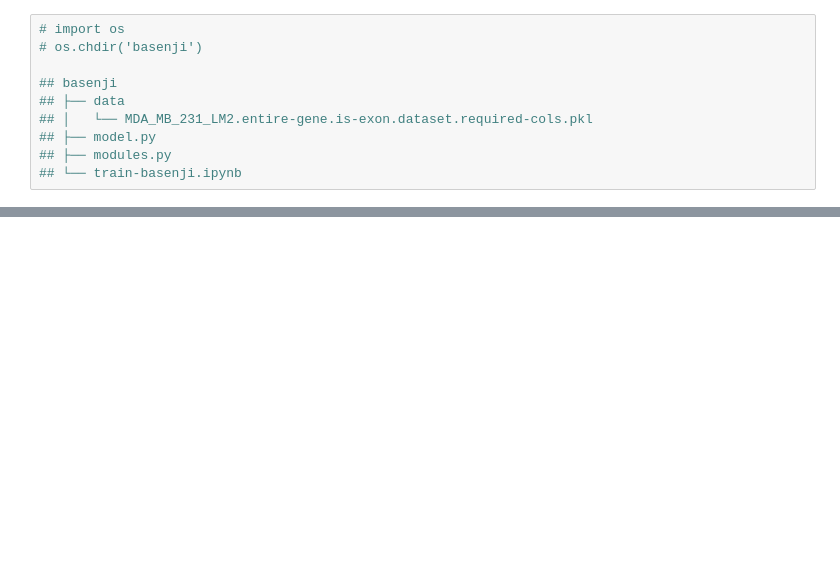
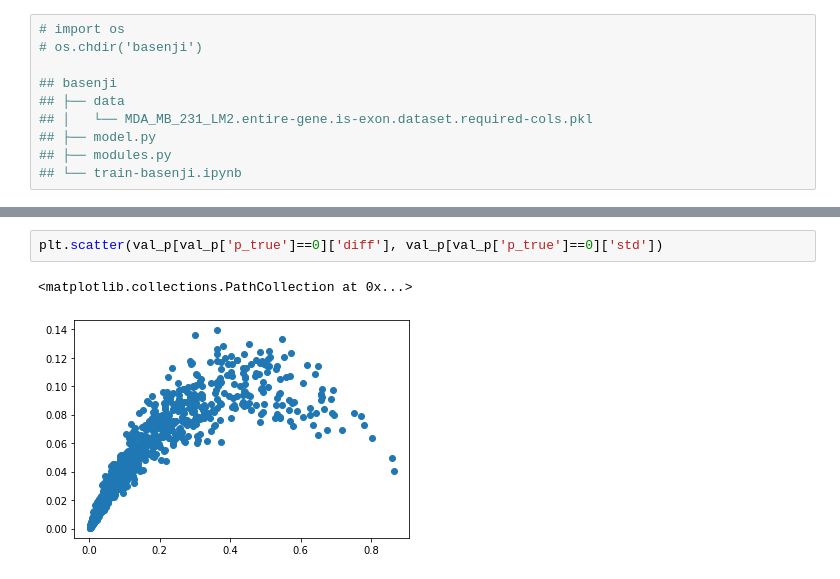
Before and after one commit to saberiato/basenji, a Jupyter notebook: train-basenji.ipynb, the cells around one changed output, grey strips where cells are left out. Cells and saved outputs as stored; diff of their text form; blank space fills up the shorter version.

```diff
--- a/train-basenji.ipynb
+++ b/train-basenji.ipynb
@@ -97,0 +225,5 @@ KeyboardInterrupt:
+# %%
+plt.scatter(val_p[val_p['p_true']==0]['diff'], val_p[val_p['p_true']==0]['std'])
+# %% [output]
+<matplotlib.collections.PathCollection at 0x...>
+[figure, added]
```
Also changed, not shown: parts of 35 cells of this notebook, 3 other files.
